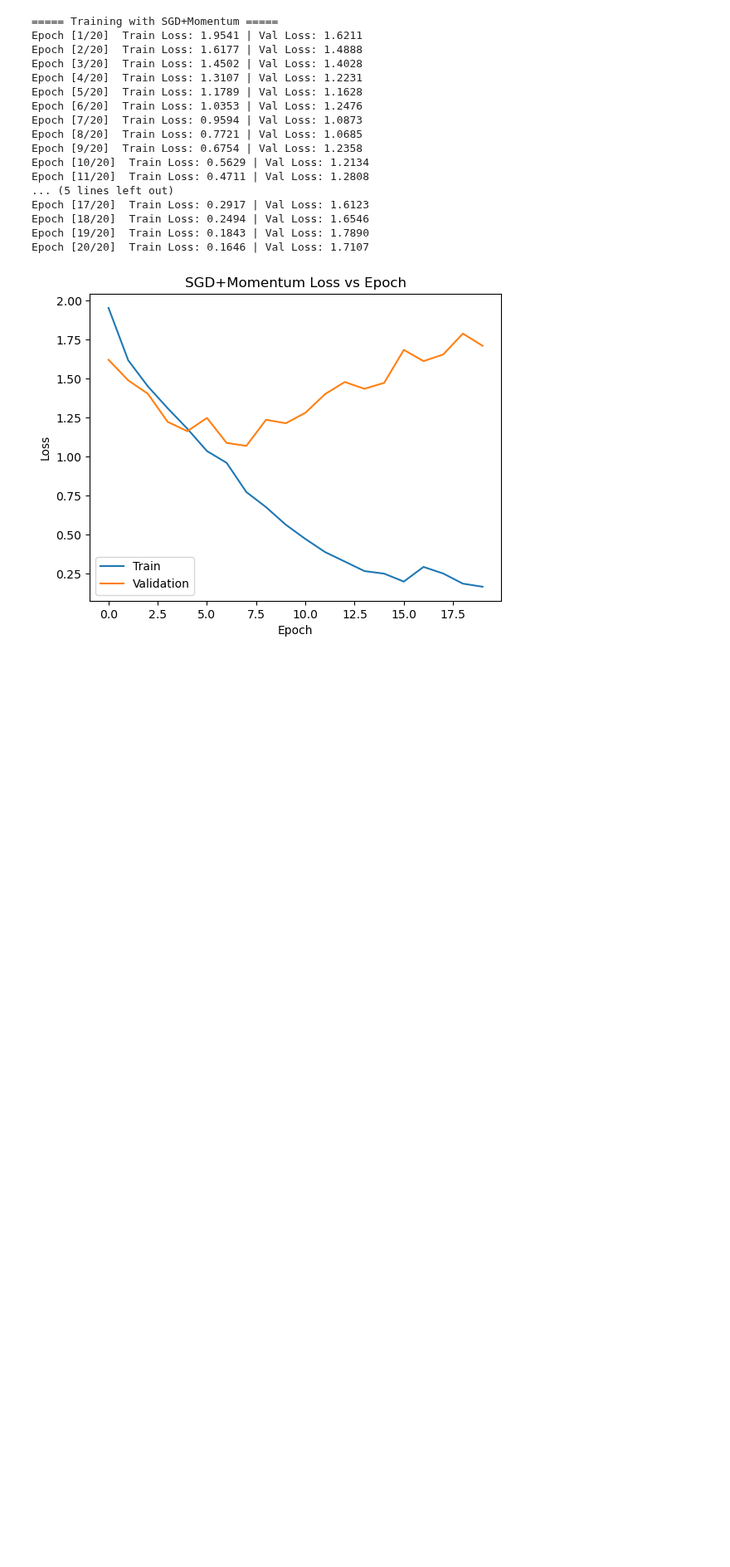
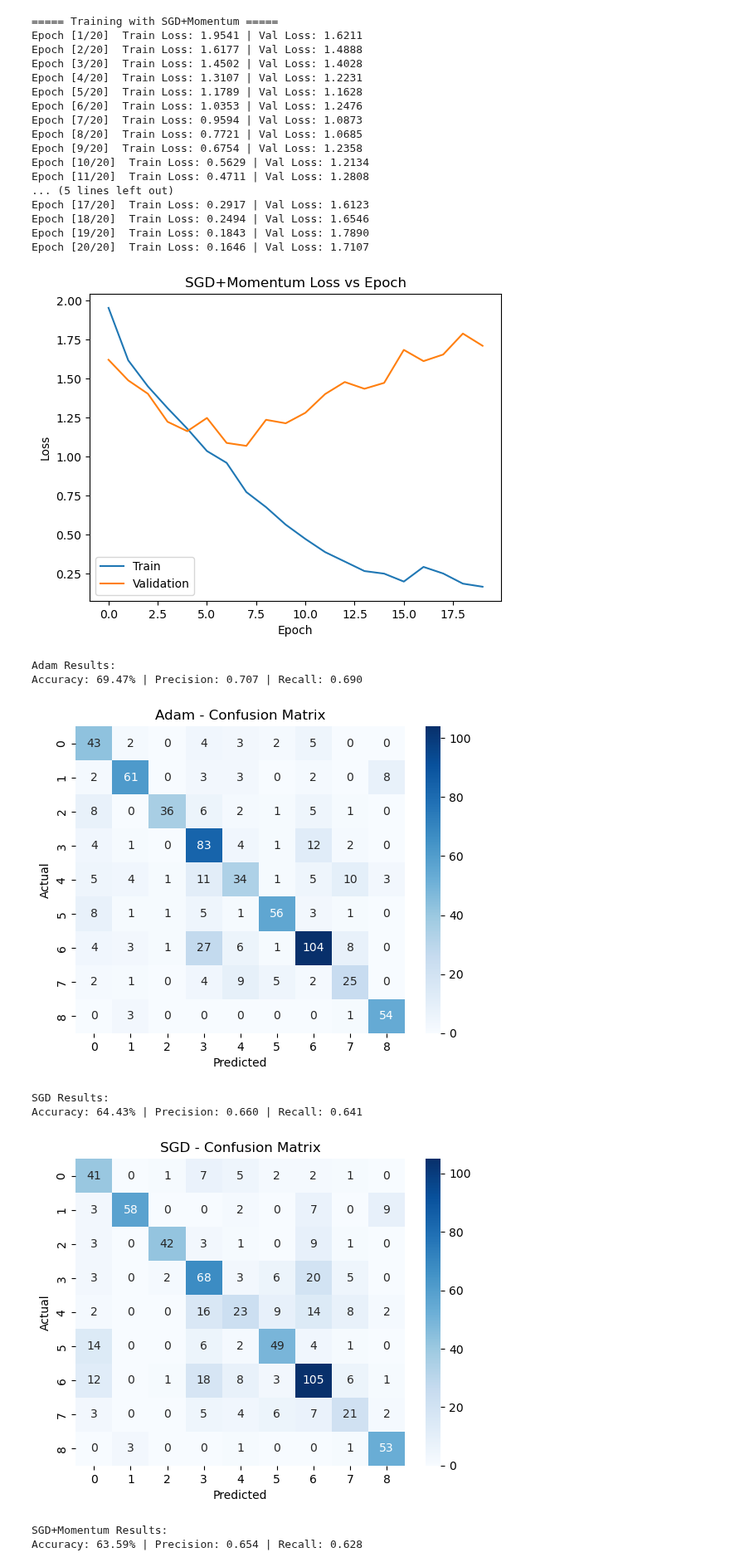
Before and after one commit to minuraashen/EN3150-CNN-for-Image-Classification, a Jupyter notebook: realwaste.ipynb, the cells around one changed output. Shown at 83% size. Drawn from its saved outputs; the diff is of its cells as text; code cells hidden in the pictures; blank space fills up the shorter version.

```diff
--- a/realwaste.ipynb
+++ b/realwaste.ipynb
@@ -211,3 +211,21 @@ Epoch [18/20]  Train Loss: 0.2494 | Val Loss: 1.6546
 Epoch [19/20]  Train Loss: 0.1843 | Val Loss: 1.7890
 Epoch [20/20]  Train Loss: 0.1646 | Val Loss: 1.7107
 [figure]
+# %%
+# Results
+for name, (acc, prec, rec, cm) in results.items():
+    print(f"\n{name} Results:")
+    print(f"Accuracy: {acc*100:.2f}% | Precision: {prec:.3f} | Recall: {rec:.3f}")
+    sns.heatmap(cm, annot=True, fmt='d', cmap='Blues')
+    plt.title(f'{name} - Confusion Matrix')
+    plt.xlabel('Predicted'); plt.ylabel('Actual')
+    plt.show()
+# %% [output]
+Adam Results:
+Accuracy: 69.47% | Precision: 0.707 | Recall: 0.690
+[figure, added]
+SGD Results:
+Accuracy: 64.43% | Precision: 0.660 | Recall: 0.641
+[figure, added]
+SGD+Momentum Results:
+Accuracy: 63.59% | Precision: 0.654 | Recall: 0.628
```
Also changed, not shown: parts of 2 cells of this notebook.
